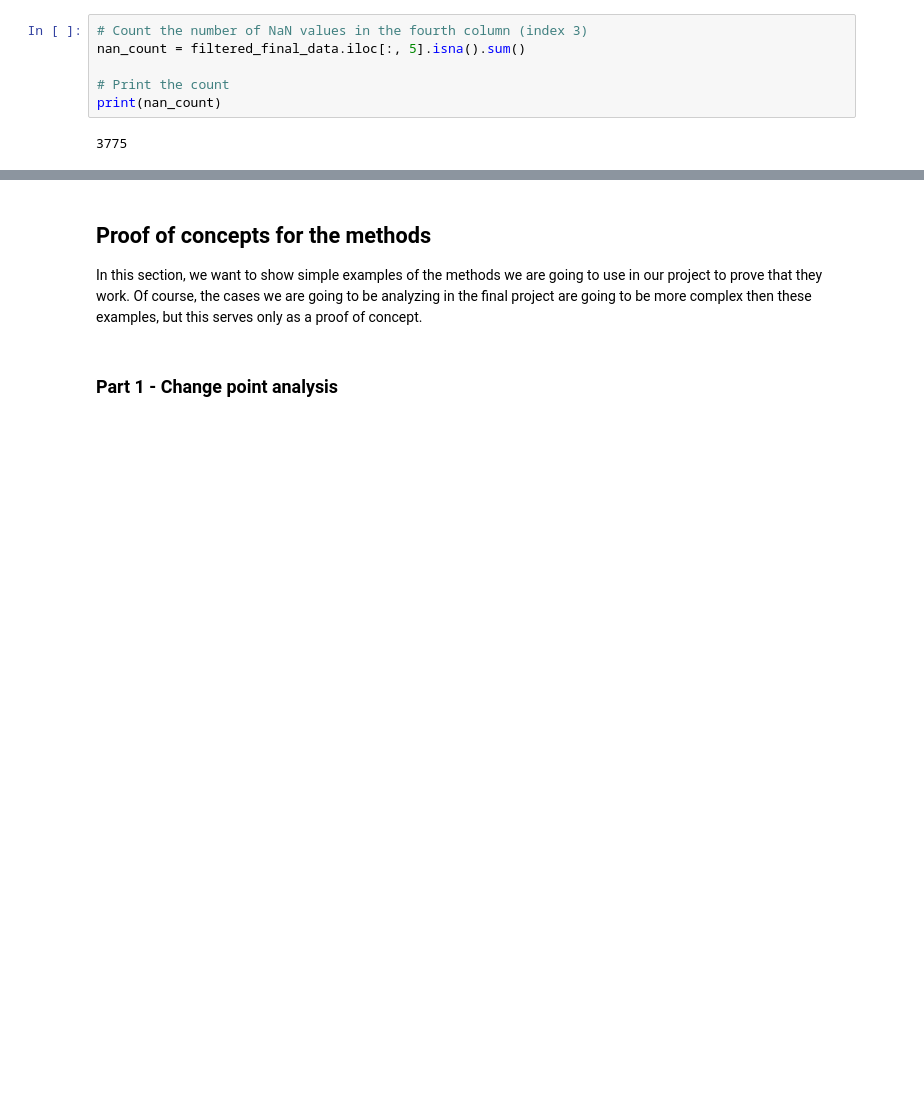
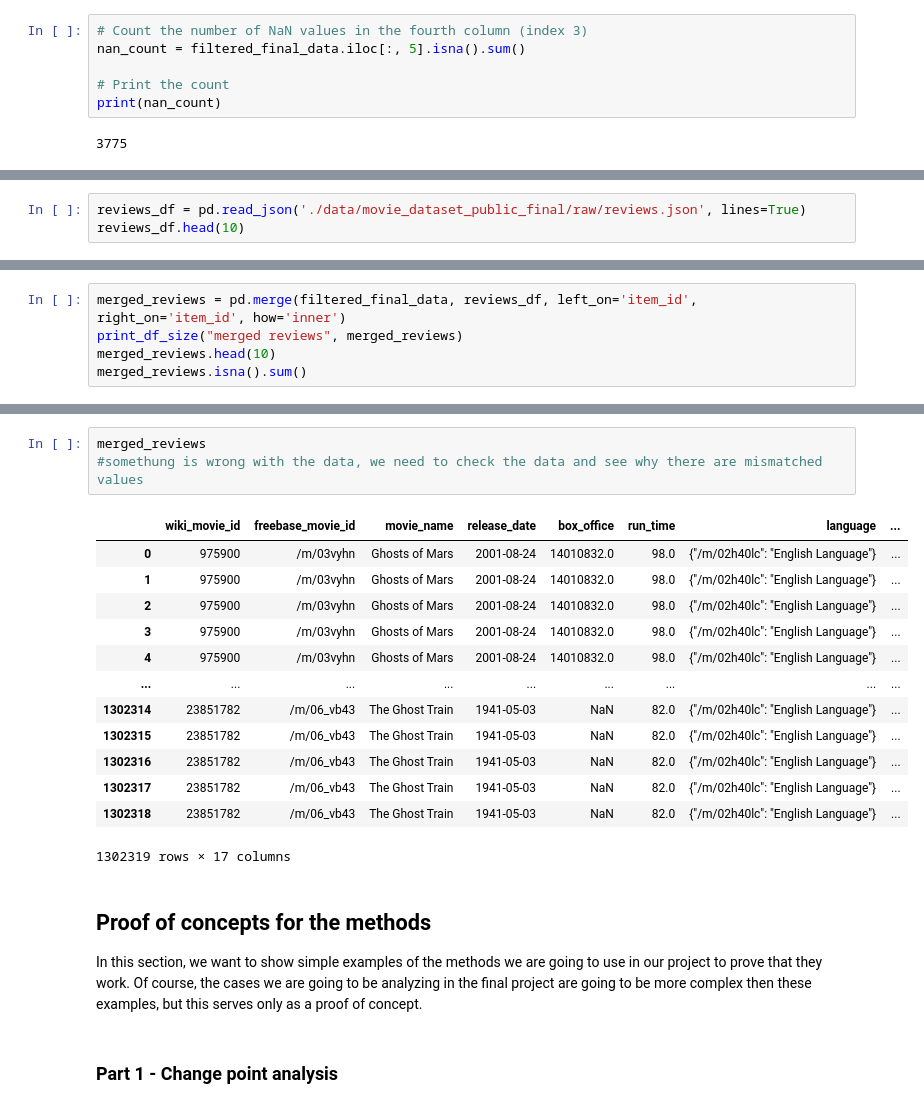
Before and after one commit to epfl-ada/ada-2024-project-gear5, a Jupyter notebook: results.ipynb, the cells around one changed output, grey strips where cells are left out. Cells and saved outputs as stored; diff of their text form; blank space fills up the shorter version.

```diff
--- a/results.ipynb
+++ b/results.ipynb
@@ -262,0 +248,3 @@ characters.isna().sum().to_frame().T
+# %%
+reviews_df = pd.read_json('./data/movie_dataset_public_final/raw/reviews.json', lines=True)
+reviews_df.head(10)
@@ -262,0 +266,5 @@ characters.isna().sum().to_frame().T
+# %%
+merged_reviews = pd.merge(filtered_final_data, reviews_df, left_on='item_id', right_on='item_id', how='inner')
+print_df_size("merged reviews", merged_reviews)
+merged_reviews.head(10)
+merged_reviews.isna().sum()
@@ -263,3 +309,20 @@ characters.isna().sum().to_frame().T
+# %%
+merged_reviews
+#somethung is wrong with the data, we need to check the data and see why there are mismatched values
+# %% [output]
+|  | wiki_movie_id | freebase_movie_id | movie_name | release_date | box_office | run_time | language | ... |
+| 0 | 975900 | /m/03vyhn | Ghosts of Mars | 2001-08-24 | 14010832.0 | 98.0 | {"/m/02h40lc": "English Language"} | ... |
+| 1 | 975900 | /m/03vyhn | Ghosts of Mars | 2001-08-24 | 14010832.0 | 98.0 | {"/m/02h40lc": "English Language"} | ... |
+| 2 | 975900 | /m/03vyhn | Ghosts of Mars | 2001-08-24 | 14010832.0 | 98.0 | {"/m/02h40lc": "English Language"} | ... |
+| 3 | 975900 | /m/03vyhn | Ghosts of Mars | 2001-08-24 | 14010832.0 | 98.0 | {"/m/02h40lc": "English Language"} | ... |
+| 4 | 975900 | /m/03vyhn | Ghosts of Mars | 2001-08-24 | 14010832.0 | 98.0 | {"/m/02h40lc": "English Language"} | ... |
+| ... | ... | ... | ... | ... | ... | ... | ... | ... |
+| 1302314 | 23851782 | /m/06_vb43 | The Ghost Train | 1941-05-03 | NaN | 82.0 | {"/m/02h40lc": "English Language"} | ... |
+| 1302315 | 23851782 | /m/06_vb43 | The Ghost Train | 1941-05-03 | NaN | 82.0 | {"/m/02h40lc": "English Language"} | ... |
+| 1302316 | 23851782 | /m/06_vb43 | The Ghost Train | 1941-05-03 | NaN | 82.0 | {"/m/02h40lc": "English Language"} | ... |
+| 1302317 | 23851782 | /m/06_vb43 | The Ghost Train | 1941-05-03 | NaN | 82.0 | {"/m/02h40lc": "English Language"} | ... |
+| 1302318 | 23851782 | /m/06_vb43 | The Ghost Train | 1941-05-03 | NaN | 82.0 | {"/m/02h40lc": "English Language"} | ... |
+1302319 rows × 17 columns
 # %% [markdown]
 ## Proof of concepts for the methods
 
```
Also changed, not shown: parts of 6 cells of this notebook, 4 other files.
